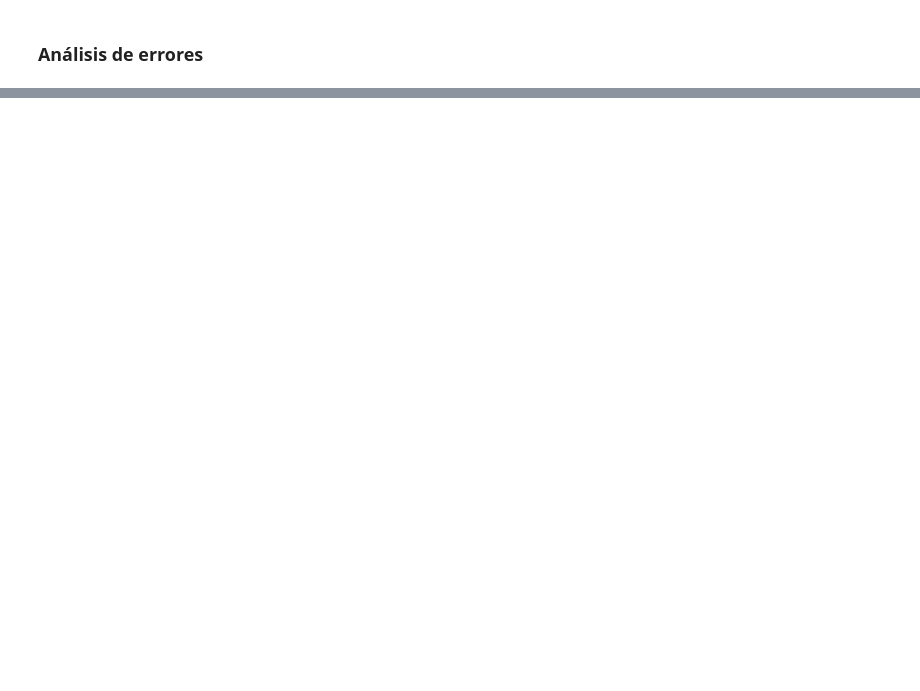
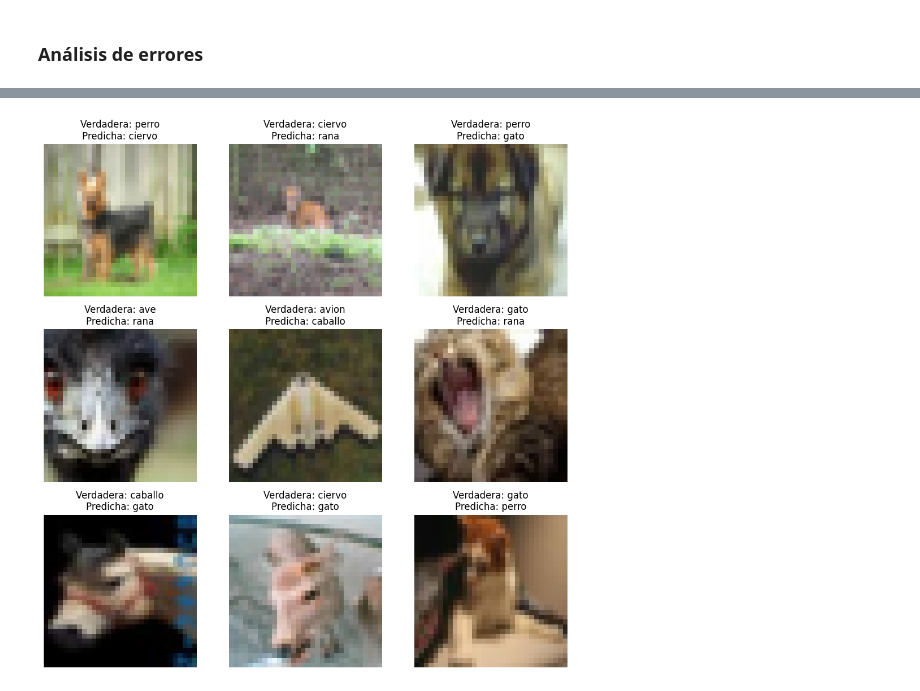
Before and after one commit to Rubenjme/Image_Classification_CNN, a Jupyter notebook: CNN.ipynb, the cells around one changed output, grey strips where cells are left out. Drawn from its saved outputs; the diff is of its cells as text; code cells hidden in the pictures; blank space fills up the shorter version.

```diff
--- a/CNN.ipynb
+++ b/CNN.ipynb
@@ -467,0 +782,17 @@ Ajustes que podrían mejorar los resultados del modelo:
+# %%
+incorrect_indices = np.where(y_pred_classes != y_true)[0]  # Encuentro índices de predicciones incorrectas
+
+# Muestro algunas imágenes incorrectas
+def plot_incorrect_predictions(indices, num=9):
+    plt.figure(figsize=(10, 10))
+    for i, idx in enumerate(indices[:num]):
+        plt.subplot(3, 3, i+1)
+        plt.imshow(x_test[idx])
+        plt.title(f"Verdadera: {MAP_ELEMENTS[y_true[idx]]}\nPredicha: {MAP_ELEMENTS[y_pred_classes[idx]]}")
+        plt.axis('off')
+    plt.tight_layout()
+    plt.show()
+
+plot_incorrect_predictions(incorrect_indices)
+# %% [output]
+[figure, added]
```
Also changed, not shown: parts of 27 cells of this notebook.
